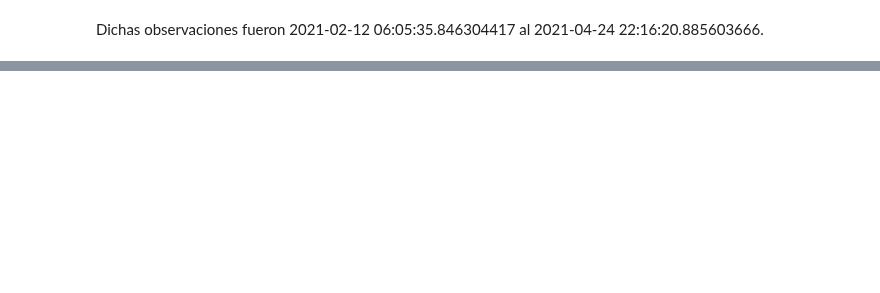
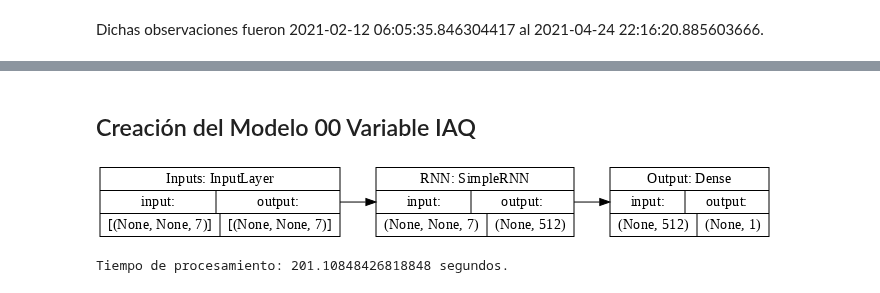
Before and after one commit to philwebsurfer/dlfinal, a Jupyter notebook: proyectofinal02a-nn-secuencial.ipynb, the cells around one changed output, grey strips where cells are left out. Saved outputs shown, nothing was run; the diff lists cells and outputs as text; code cells hidden in the pictures; blank space fills up the shorter version.

```diff
--- a/proyectofinal02a-nn-secuencial.ipynb
+++ b/proyectofinal02a-nn-secuencial.ipynb
@@ -25,0 +355,11 @@ Dichas observaciones fueron 2021-02-12 06:05:35.846304417 al 2021-04-24 22:16:20
+# %% [markdown]
+## Creación del Modelo 00 Variable IAQ
+# %%
+model_rnn01 = Sequential(name="model_rnn01")
+model_rnn01.add(Input(shape=(None, X_train.shape[1]), name="Inputs"))
+model_rnn01.add(SimpleRNN(units=512, name="RNN"))
+model_rnn01.add(Dense(units=1, name="Output"))
+plot_model(model_rnn00, to_file=os.path.join(base_url, "data/model.png"),
+           dpi=72, rankdir="LR", show_shapes=True, expand_nested=True)
+# %% [output]
+[figure, added]
@@ -25,0 +369,8 @@ Dichas observaciones fueron 2021-02-12 06:05:35.846304417 al 2021-04-24 22:16:20
+# %%
+trained_rnn01 = train_model(model_rnn01, train3[0], train3[1],
+                            validation_data=(test3[0], test3[1]),
+                            metrics=["mse", "mae", "mean_squared_logarithmic_error"],
+                            epochs=100, steps_per_epoch=100,
+                            base_dir=base_url)
+# %% [output]
+Tiempo de procesamiento: 201.10848426818848 segundos.
```
Also changed, not shown: parts of 21 cells of this notebook.
